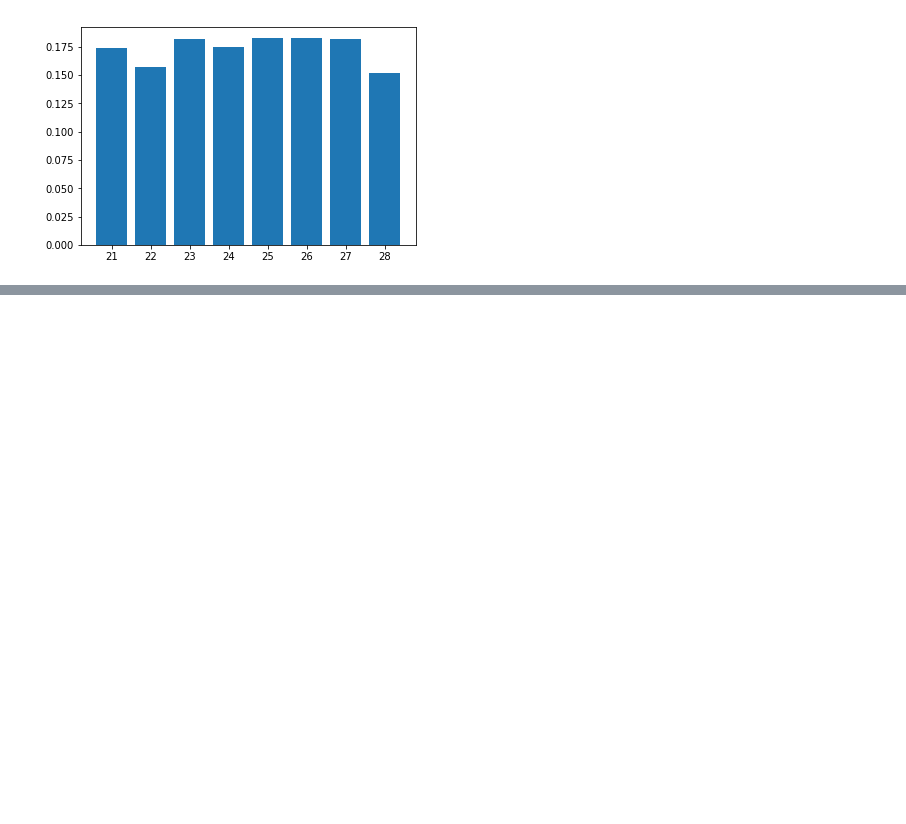
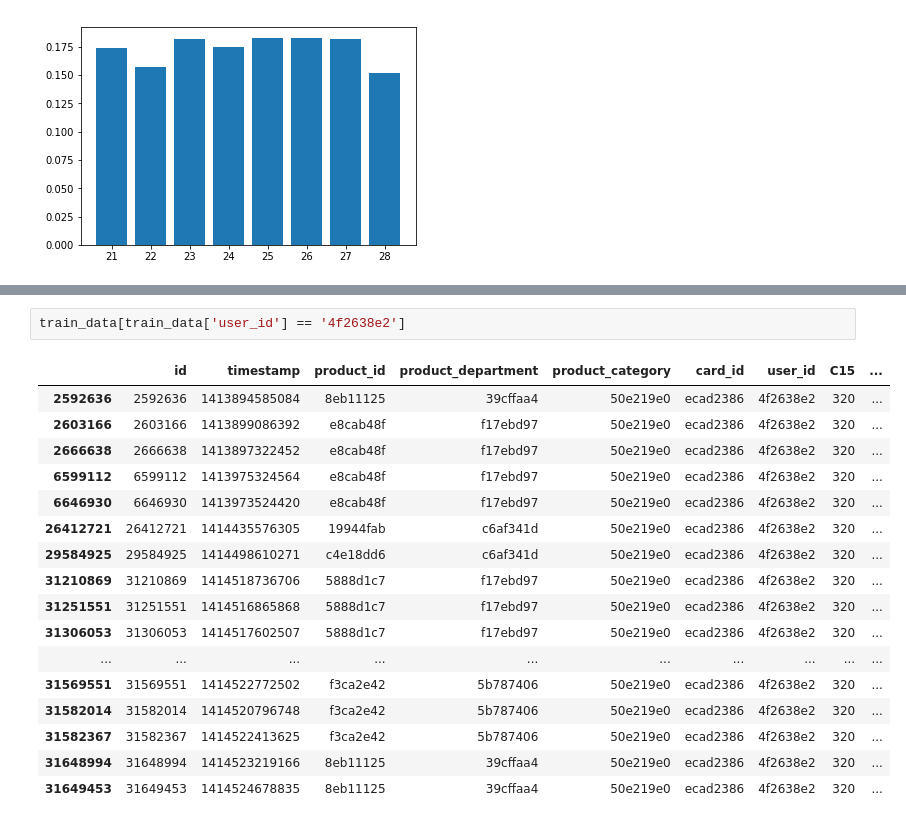
Before and after one commit to MLobo1997/catch-the-fraudster, a Jupyter notebook: dataset_analyzis.ipynb, the cells around one changed output, grey strips where cells are left out. Saved outputs shown, nothing was run; the diff lists cells and outputs as text; blank space fills up the shorter version.

```diff
--- a/dataset_analyzis.ipynb
+++ b/dataset_analyzis.ipynb
@@ -242,0 +378,20 @@ plt.show()
+# %%
+train_data[train_data['user_id'] == '4f2638e2']
+# %% [output]
+|  | id | timestamp | product_id | product_department | product_category | card_id | user_id | C15 | ... |
+| 2592636 | 2592636 | 1413894585084 | 8eb11125 | 39cffaa4 | 50e219e0 | ecad2386 | 4f2638e2 | 320 | ... |
+| 2603166 | 2603166 | 1413899086392 | e8cab48f | f17ebd97 | 50e219e0 | ecad2386 | 4f2638e2 | 320 | ... |
+| 2666638 | 2666638 | 1413897322452 | e8cab48f | f17ebd97 | 50e219e0 | ecad2386 | 4f2638e2 | 320 | ... |
+| 6599112 | 6599112 | 1413975324564 | e8cab48f | f17ebd97 | 50e219e0 | ecad2386 | 4f2638e2 | 320 | ... |
+| 6646930 | 6646930 | 1413973524420 | e8cab48f | f17ebd97 | 50e219e0 | ecad2386 | 4f2638e2 | 320 | ... |
+| 26412721 | 26412721 | 1414435576305 | 19944fab | c6af341d | 50e219e0 | ecad2386 | 4f2638e2 | 320 | ... |
+| 29584925 | 29584925 | 1414498610271 | c4e18dd6 | c6af341d | 50e219e0 | ecad2386 | 4f2638e2 | 320 | ... |
+| 31210869 | 31210869 | 1414518736706 | 5888d1c7 | f17ebd97 | 50e219e0 | ecad2386 | 4f2638e2 | 320 | ... |
+| 31251551 | 31251551 | 1414516865868 | 5888d1c7 | f17ebd97 | 50e219e0 | ecad2386 | 4f2638e2 | 320 | ... |
+| 31306053 | 31306053 | 1414517602507 | 5888d1c7 | f17ebd97 | 50e219e0 | ecad2386 | 4f2638e2 | 320 | ... |
+| ... | ... | ... | ... | ... | ... | ... | ... | ... | ... |
+| 31569551 | 31569551 | 1414522772502 | f3ca2e42 | 5b787406 | 50e219e0 | ecad2386 | 4f2638e2 | 320 | ... |
+| 31582014 | 31582014 | 1414520796748 | f3ca2e42 | 5b787406 | 50e219e0 | ecad2386 | 4f2638e2 | 320 | ... |
+| 31582367 | 31582367 | 1414522413625 | f3ca2e42 | 5b787406 | 50e219e0 | ecad2386 | 4f2638e2 | 320 | ... |
+| 31648994 | 31648994 | 1414523219166 | 8eb11125 | 39cffaa4 | 50e219e0 | ecad2386 | 4f2638e2 | 320 | ... |
+| 31649453 | 31649453 | 1414524678835 | 8eb11125 | 39cffaa4 | 50e219e0 | ecad2386 | 4f2638e2 | 320 | ... |
```
Also changed, not shown: parts of 19 cells of this notebook, 3 other files.
